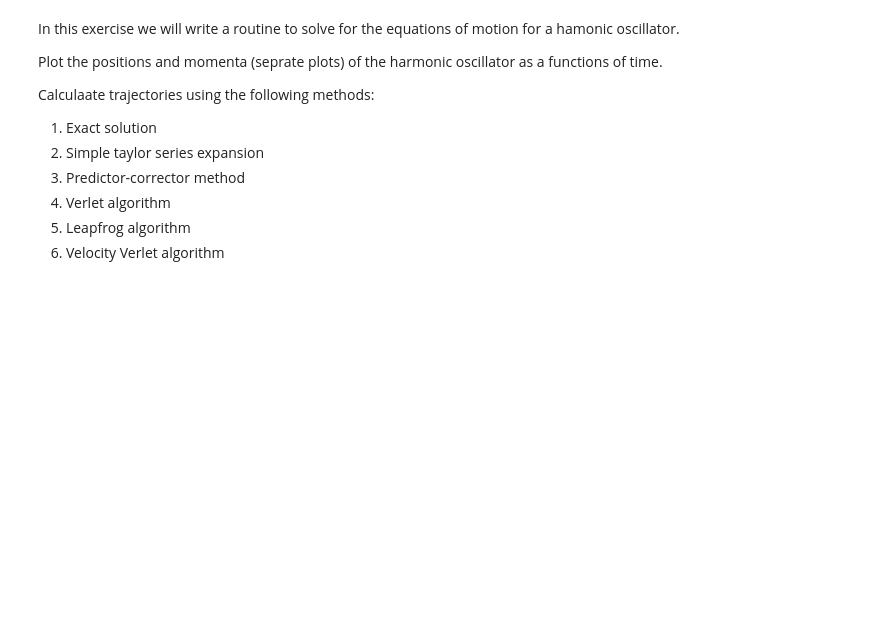
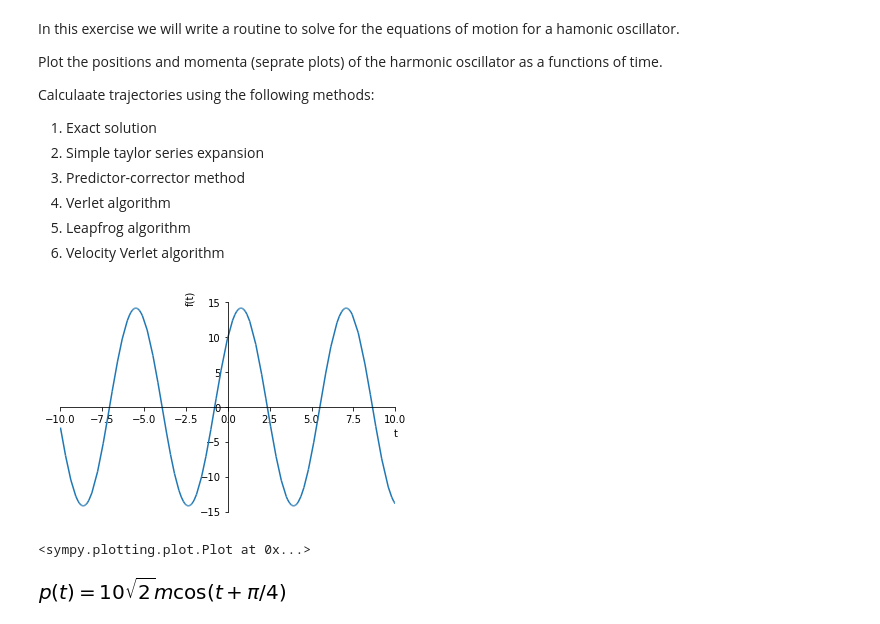
Before and after one commit to sju-chem264-2019/new-10-14-10-daliahassan98, a Jupyter notebook: harmonic_student.ipynb, the cells around one changed output. Cells and saved outputs as stored; diff of their text form; code cells hidden in the pictures; blank space fills up the shorter version.

```diff
--- a/harmonic_student.ipynb
+++ b/harmonic_student.ipynb
@@ -253,0 +254,24 @@ Calculaate trajectories using the following methods:
+# %%
+#position
+omega0,t=sym.symbols("omega_0,t",positive=True,nonnegative=True,real=True)
+xeq=sym.symbols("x_{eq}",real=True)
+x=sym.Function("x",real=True)
+#full_sol
+full_sol1 = sym.simplify(full_sol.subs({x0:10, xeq:0 , v0:10, omega0:1}))
+#full_sol1
+sym.plot(full_sol1.rhs,(t,-10,10))
+# %% [output]
+[figure, added]
+<sympy.plotting.plot.Plot at 0x...>
+# %%
+#momentum
+m=sym.symbols("m",positive=True,nonnegative=True,real=True)
+p=sym.Function("p")
+sym.Eq(p(t),m*sol.args[1].subs(solved_ics[0]).diff(t))
+momentum=sym.Eq(p(t),m*sol.args[1].subs(solved_ics[0]).diff(t))
+#momentum
+momentum1=sym.simplify(momentum.subs({x0:10, xeq:0, v0:10, omega0:1}))
+momentum1
+#sym.plot(momentum1.rhs,(t,-10,10))
+# %% [output]
+[figure, added]
```
Also changed, not shown: parts of 7 cells of this notebook.
